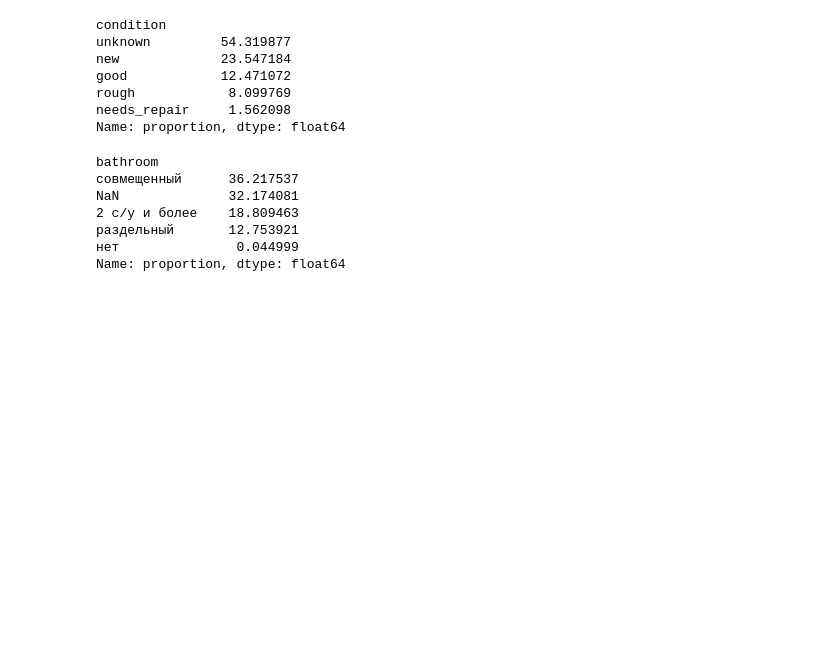
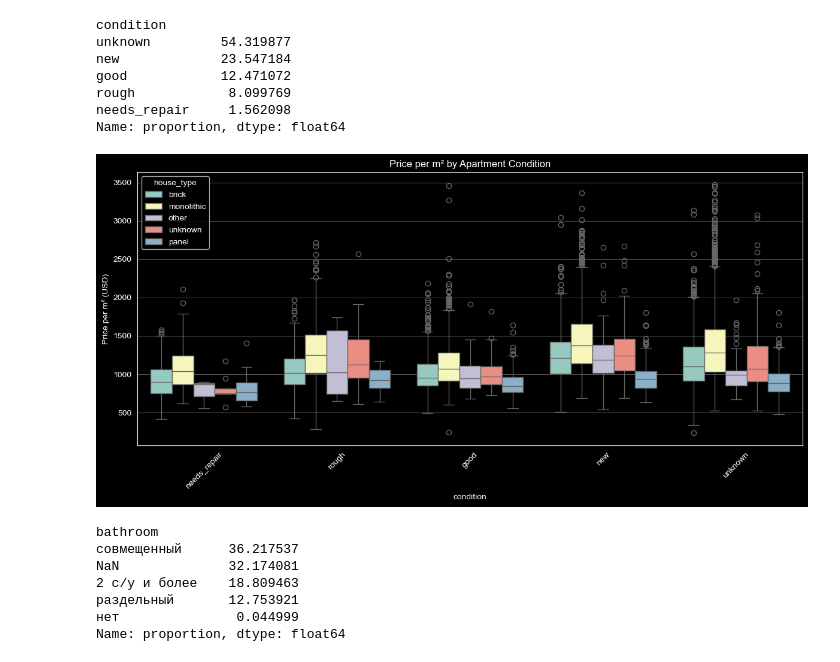
Before and after one commit to slavakursca/machine-learning-zoomcamp, a Jupyter notebook: capstone_2/eda-cleaning.ipynb, the cells around one changed output. Cells and saved outputs as stored; diff of their text form; code cells hidden in the pictures; blank space fills up the shorter version.

```diff
--- a/capstone_2/eda-cleaning.ipynb
+++ b/capstone_2/eda-cleaning.ipynb
@@ -326,6 +314,19 @@ good            12.471072
 rough            8.099769
 needs_repair     1.562098
 Name: proportion, dtype: float64
+# %%
+plt.figure(figsize=(12, 6))
+condition_order = ['needs_repair', 'rough', 'good', 'new', 'unknown']
+sns.boxplot(data=df, x='condition', y='price_per_m2',
+            order=condition_order, palette='Set3', hue='house_type')
+plt.xticks(rotation=45)
+plt.title('Price per m² by Apartment Condition')
+plt.ylabel('Price per m² (USD)')
+plt.grid(True, alpha=0.3, axis='y')
+plt.tight_layout()
+plt.show()
+# %% [output]
+[figure, added]
 # %%
 df['bathroom'].value_counts(normalize=True, dropna=False) * 100
 # %% [output]
```
Also changed, not shown: parts of 9 cells of this notebook.
